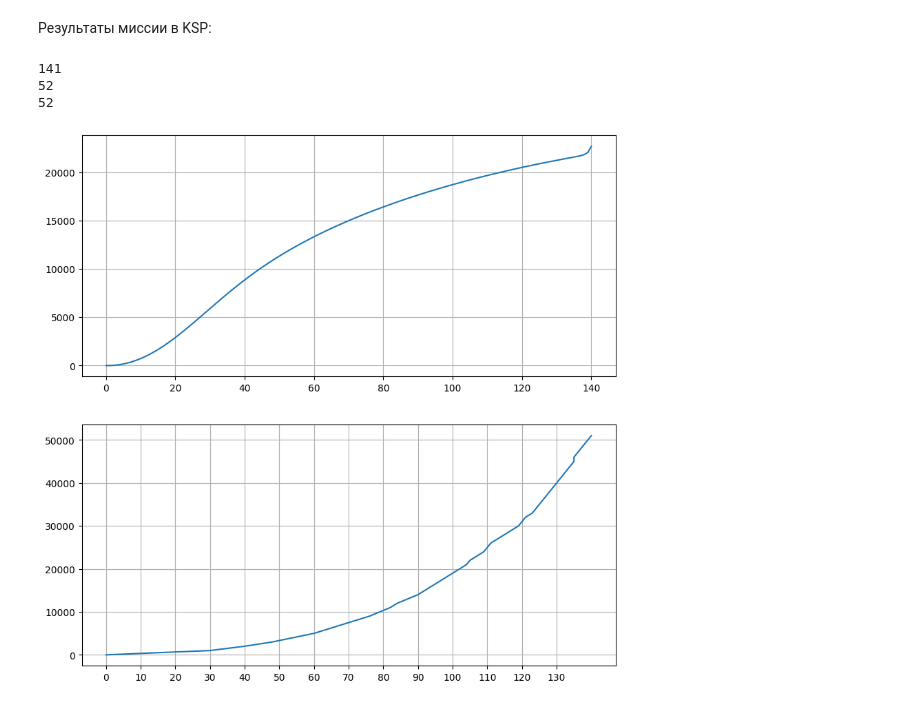
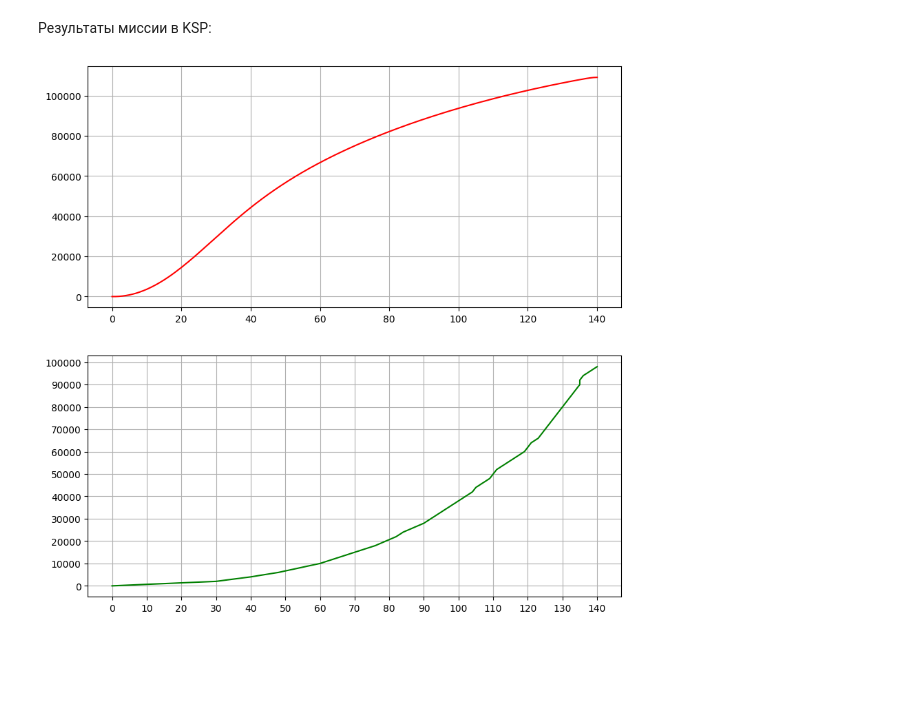
Before and after one commit to newmersedez/RKT, a Jupyter notebook: attitute_model.ipynb, the cells around one changed output. Saved outputs shown, nothing was run; the diff lists cells and outputs as text; code cells hidden in the pictures; blank space fills up the shorter version.

Commit message:
added graphics color

```diff
--- a/attitute_model.ipynb
+++ b/attitute_model.ipynb
@@ -23,7 +23,10 @@ start_thrust = 490 * 1000
 # Диаметр ракеты (в метрах)
 midel_diameter = 3.7
 
-# Давление в камере сгорания (в МПа)
+# Площадь сечени яракеты
+midel_area = math.pi * (midel_diameter / 2) ** 2
+
+# Давление в камере сгорания
 pressure = 13.4 * 100000
 
 # Диаметр критического сечения сопла (в метрах)
@@ -97,12 +100,13 @@ fuel_consumption = calculate_fuel_consumption(k, pressure, nozzle_section_area,
 
 # Время полета ракеты
 dt = 1
-theoretical_time = list(range(0, 140, dt))
+theoretical_time = list(range(0, 200, dt))
 
 # Список высот полет ракеты
 theoretical_height = [height]
 
 for time in theoretical_time:
+
     if speed > 0:
         break
 
@@ -111,14 +115,13 @@ for time in theoretical_time:
     atmosphere_pressure = calculate_atmosphere_pressure_at_attitude(height)
 
     # Расчет текущей массы ракеты
-    current_rocket_mass = current_rocket_mass - fuel_consumption * dt
+    current_rocket_mass = start_rocket_mass - fuel_consumption * time
 
     # Расчет текущей тяги двигателя
     current_thrust = calculate_current_thrust(atmosphere_pressure, start_thrust, nozzle_section_area)
 
     # Расчет текущей силы лобового сопротивления
-    section_area = math.pi * (midel_diameter / 2) ** 2
-    current_drag_force = calculate_drag_force(atmosphere_density, speed, section_area)
+    current_drag_force = calculate_drag_force(atmosphere_density, speed, midel_area)
 
     # Расчет высоты
     dv = (current_drag_force - current_thrust - current_rocket_mass * g) / current_rocket_mass * dt
@@ -129,36 +132,29 @@ for time in theoretical_time:
 
     # Расчет высоты полета
     height = height + previous_speed * dt
-    theoretical_height.append(height)
+    theoretical_height.append(5*height)
 # %% [markdown]
 Результаты миссии в KSP:
 # %%
-experimental_height = list(range(0, 52000, 1000))
+experimental_height = list(range(0, 100000, 2000))
 experimental_time = [
     0,   30,  40,  48,  54,  60,  64,  68,  72,  76,
     79,  82,  84,  87,  90,  92,  94,  96,  98,  100,
     102, 104, 105, 107, 109, 110, 111, 113, 115, 117,
     119, 120, 121, 123, 124, 125, 126, 127, 128, 129,
-    130, 131, 132, 133, 134, 135, 135, 136, 137, 138,
-    139, 140]
+    130, 131, 132, 133, 134, 135, 135, 136, 138, 140]
 # %%
-print(len(theoretical_height))
-
 fig, (plt1, plt2) = plt.subplots(2, figsize=(10, 10))
 
-plt1.plot(range(len(theoretical_height)), [-height for height in theoretical_height])
+plt1.plot(range(len(theoretical_height)), [-height for height in theoretical_height], color="red")
 plt1.grid(True)
 
-print(len(experimental_height))
-print(len(experimental_time))
-plt2.plot(experimental_time, experimental_height)
-plt2.set_xticks(np.arange(0, 140, 10))
-plt2.set_yticks(np.arange(0, 52000, 10000))
+
+plt2.plot(experimental_time, experimental_height, color="green")
+plt2.set_xticks(np.arange(0, 150, 10))
+plt2.set_yticks(np.arange(0, 101000, 10000))
 plt2.grid(True)
 
 plt.show()
 # %% [output]
-141
-52
-52
-[figure, old version]
+[figure, new version]
```
Also changed, not shown: 1 other file.
